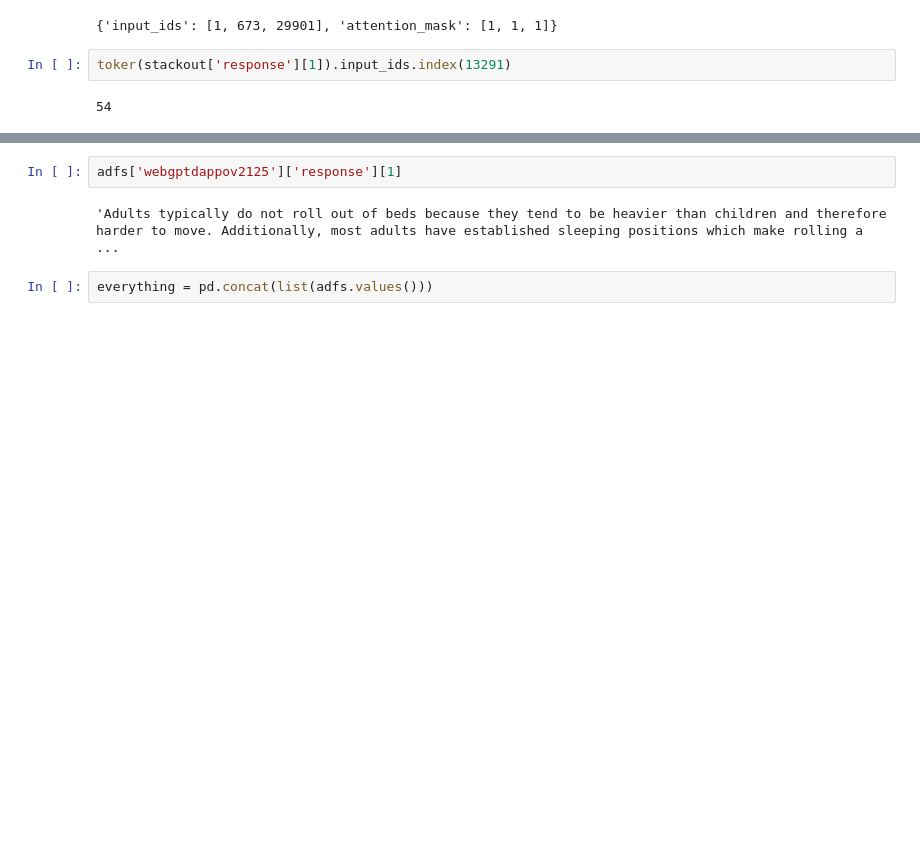
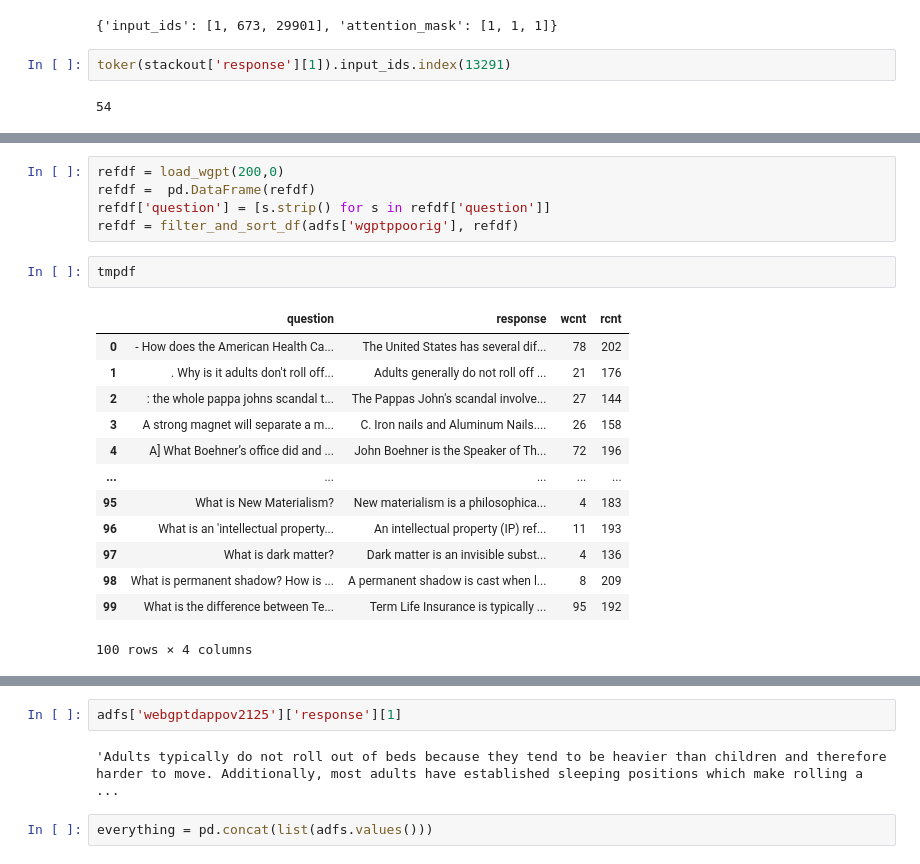
Before and after one commit to PrasannS/rlhf-length-biases, a Jupyter notebook: eval/eval_stack.ipynb, the cells around one changed output, grey strips where cells are left out. Drawn from its saved outputs; the diff is of its cells as text; blank space fills up the shorter version.

```diff
--- a/eval/eval_stack.ipynb
+++ b/eval/eval_stack.ipynb
@@ -27,0 +85,21 @@ dict_keys(['stacksft', 'stackda125', 'webgptdappov2125', 'wgptppoorig', 'wgptsft
+# %%
+refdf = load_wgpt(200,0)
+refdf =  pd.DataFrame(refdf)
+refdf['question'] = [s.strip() for s in refdf['question']]
+refdf = filter_and_sort_df(adfs['wgptppoorig'], refdf)
+# %%
+tmpdf
+# %% [output]
+|  | question | response | wcnt | rcnt |
+| 0 | - How does the American Health Ca... | The United States has several dif... | 78 | 202 |
+| 1 | . Why is it adults don't roll off... | Adults generally do not roll off ... | 21 | 176 |
+| 2 | : the whole pappa johns scandal t... | The Pappas John's scandal involve... | 27 | 144 |
+| 3 | A strong magnet will separate a m... | C. Iron nails and Aluminum Nails.... | 26 | 158 |
+| 4 | A] What Boehner’s office did and ... | John Boehner is the Speaker of Th... | 72 | 196 |
+| ... | ... | ... | ... | ... |
+| 95 | What is New Materialism? | New materialism is a philosophica... | 4 | 183 |
+| 96 | What is an 'intellectual property... | An intellectual property (IP) ref... | 11 | 193 |
+| 97 | What is dark matter? | Dark matter is an invisible subst... | 4 | 136 |
+| 98 | What is permanent shadow? How is ... | A permanent shadow is cast when l... | 8 | 209 |
+| 99 | What is the difference between Te... | Term Life Insurance is typically ... | 95 | 192 |
+100 rows × 4 columns
```
Also changed, not shown: parts of 22 cells of this notebook, 6 other files.
